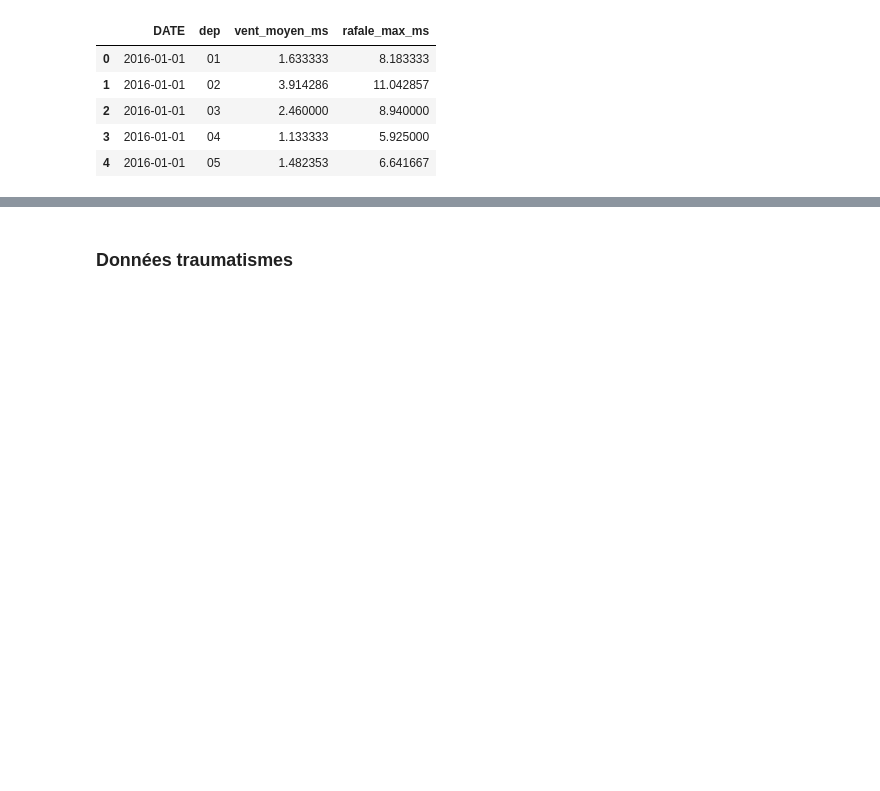
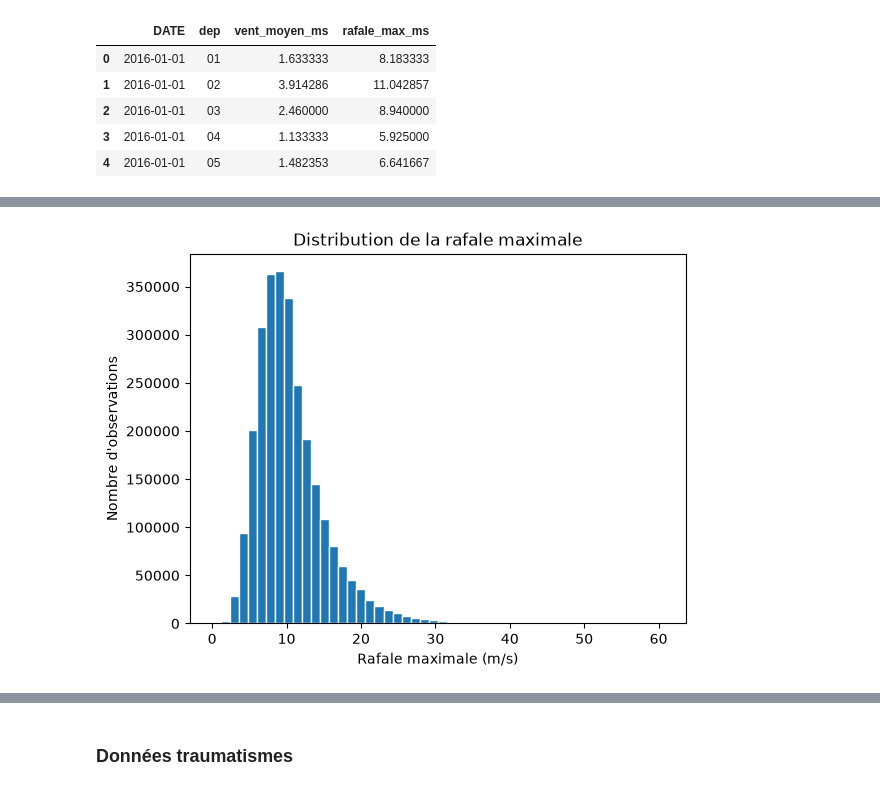
Before and after one commit to jadevalade2/projet_python_datascience_2AS1, a Jupyter notebook: rapport.ipynb, the cells around one changed output, grey strips where cells are left out. Cells and saved outputs as stored; diff of their text form; code cells hidden in the pictures; blank space fills up the shorter version.

```diff
--- a/rapport.ipynb
+++ b/rapport.ipynb
@@ -109,0 +333,4 @@ meteo_jour.head()
+# %%
+histogramme(meteoDF["rafale_max_ms"], "Distribution de la rafale maximale", "Rafale maximale (m/s)", 50)
+# %% [output]
+[figure, added]
```
Also changed, not shown: parts of 13 cells of this notebook.
